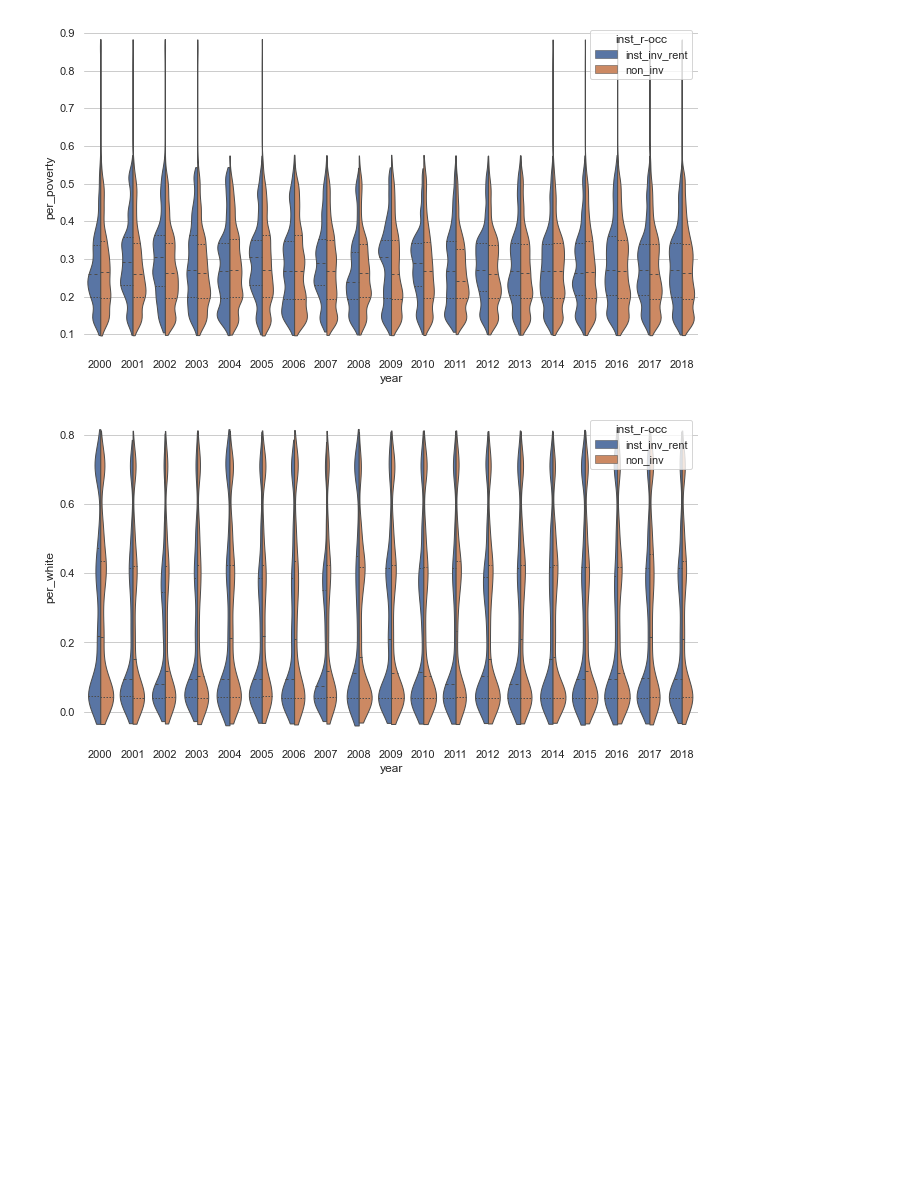
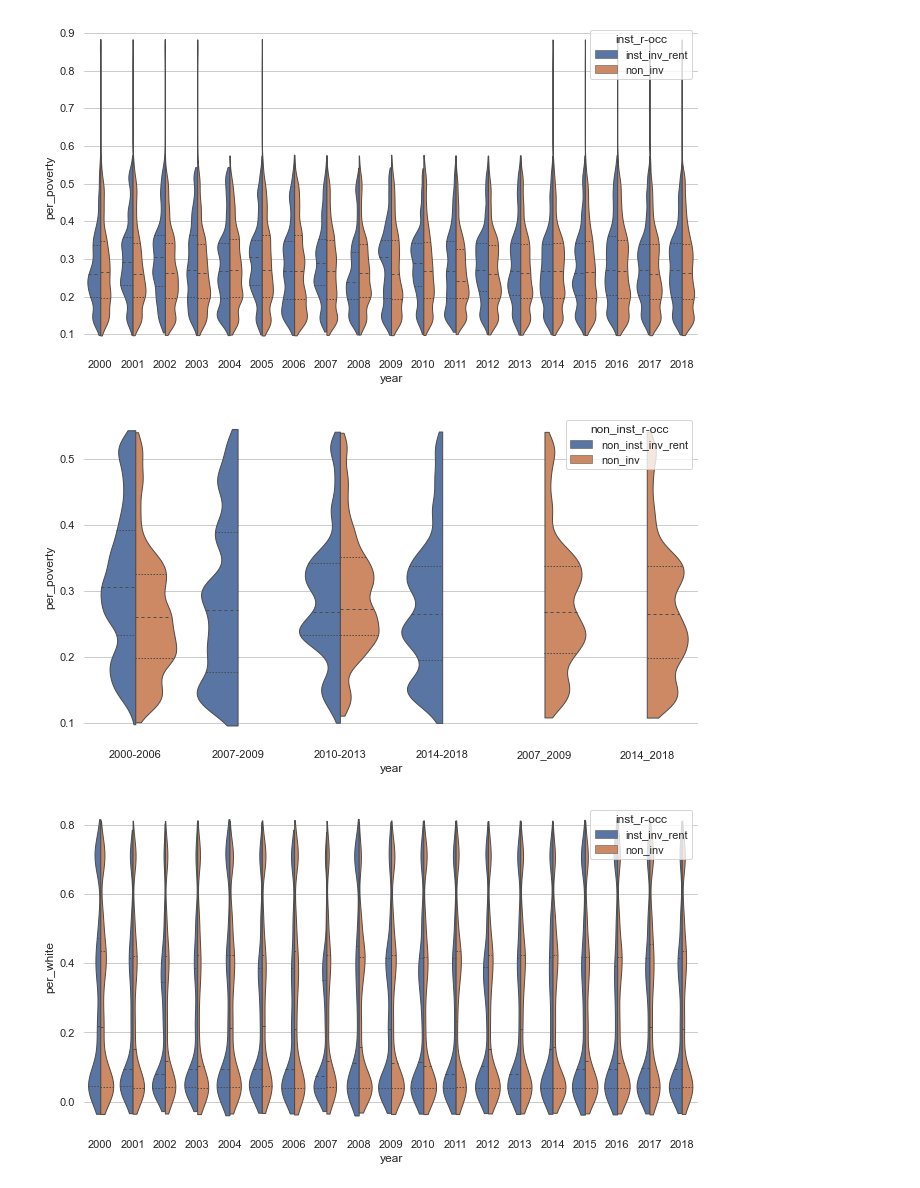
Before and after one commit to CenterForSpatialResearch/investors-NJ, a Jupyter notebook: 05_Cenus_Block_Summary.ipynb, the cells around one changed output. Saved outputs shown, nothing was run; the diff lists cells and outputs as text; code cells hidden in the pictures; blank space fills up the shorter version.

Commit message:
updating to years grouped

```diff
--- a/05_Cenus_Block_Summary.ipynb
+++ b/05_Cenus_Block_Summary.ipynb
@@ -641,5 +777,7 @@ morans_hh_census_sub['median_hh'] = morans_hh_census_sub['median_hh'].astype('in
 # %%
 morans_hh_census_sub = morans_hh_census_sub.set_index('GEOID')
+# %%
+morans_hh_census_sub_grouped_years=morans_hh_census_sub_grouped_years.set_index('GEOID')
 # %%
 inst_inv_rent_2000 = morans_hh_census_sub.loc[(morans_hh_census_sub['institutional_investor_rental2000']==1)].copy()
 inst_inv_rent_2001 = morans_hh_census_sub.loc[(morans_hh_census_sub['institutional_investor_rental2001']==1)].copy()
@@ -913,6 +1103,15 @@ non_inst_inv_flip_2017['non_inst_f-occ'] = 'non_inst_inv_flip'
 non_inst_inv_flip_2017['year'] = '2017'
 non_inst_inv_flip_2018['non_inst_f-occ'] = 'non_inst_inv_flip'
 non_inst_inv_flip_2018['year'] = '2018'
+# %%
+non_inst_inv_flip_00_06['non_inst_f-occ'] = 'non_inst_inv_flip'
+non_inst_inv_flip_00_06['year'] = '2000-2006'
+non_inst_inv_flip_07_09['non_inst_f-occ'] = 'non_inst_inv_flip'
+non_inst_inv_flip_07_09['year'] = '2007-2009'
+non_inst_inv_flip_10_13['non_inst_f-occ'] = 'non_inst_inv_flip'
+non_inst_inv_flip_10_13['year'] = '2010-2013'
+non_inst_inv_flip_14_18['non_inst_f-occ'] = 'non_inst_inv_flip'
+non_inst_inv_flip_14_18['year'] = '2014-2018'
 # %%
 non_inv_2000['inst_r-occ'] = 'non_inv'
 non_inv_2000['non_inst_r-occ'] = 'non_inv'
@@ -1051,6 +1271,18 @@ violin0018 = pd.concat([inst_inv_rent_2000,inst_inv_rent_2001,inst_inv_rent_2002
                                  'non_inv_2010','non_inv_2011','non_inv_2012','non_inv_2013','non_inv_2014',
                                  'non_inv_2015','non_inv_2016','non_inv_2017','non_inv_2018'],sort=True)
 violin0018['median_hh'] = violin0018['median_hh'].astype('int64')
+# %%
+violin0018_grouped_years = pd.concat([inst_inv_rent_00_06,inst_inv_rent_07_09,inst_inv_rent_10_13,inst_inv_rent_14_18,
+                           non_inst_inv_rent_00_06,non_inst_inv_rent_07_09,non_inst_inv_rent_10_13,non_inst_inv_rent_14_18,
+                           inst_inv_flip_00_06,inst_inv_flip_07_09,inst_inv_flip_10_13,inst_inv_flip_14_18,
+                           non_inst_inv_flip_00_06,non_inst_inv_flip_07_09,non_inst_inv_flip_10_13,non_inst_inv_flip_14_18,
+                           non_inv_00_06,non_inv_07_09,non_inv_10_13,non_inv_14_18],
+                                    keys=['inst_inv_rent_00_06','inst_inv_rent_07_09','inst_inv_rent_10_13','inst_inv_rent_14_18',
+                           'non_inst_inv_rent_00_06','non_inst_inv_rent_07_09','non_inst_inv_rent_10_13','non_inst_inv_rent_14_18',
+                           'inst_inv_flip_00_06','inst_inv_flip_07_09','inst_inv_flip_10_13','inst_inv_flip_14_18',
+                           'non_inst_inv_flip_00_06','non_inst_inv_flip_07_09','non_inst_inv_flip_10_13','non_inst_inv_flip_14_18',
+                           'non_inv_00_06','non_inv_07_09','non_inv_10_13','non_inv_14_18'],sort=True)
+violin0018_grouped_years['median_hh']=violin0018_grouped_years['median_hh'].astype('int64')
 # %%
 import seaborn as sns
 import matplotlib.pyplot as plt
@@ -1064,3 +1296,14 @@ sns.violinplot(data=morans_hh_census_sub[['per_white','per_black','per_renters',
 sns.despine(left=True, bottom=True)
 # %% [output]
 [figure]
+# %%
+import seaborn as sns
+import matplotlib.pyplot as plt
+sns.set(style="whitegrid")
+
+f, ax = plt.subplots(figsize=(11, 6))
+
+# # Draw a violinplot with a narrower bandwidth than the default
+sns.violinplot(data=morans_hh_census_sub_grouped_years[['per_white','per_black','per_renters', 'per_vacant']],split=True,palette="Set3",  bw=.2, cut=1,linewidth=1,inner="quart")
+# ax.set(ylim=(0, 1))
+sns.despine(left=True, bottom=True)
@@ -1090,6 +1335,19 @@ sns.violinplot(x='year',y='per_poverty',hue='inst_r-occ',data=violin0018,split=T
 sns.despine(left=True, bottom=True)
 # %% [output]
 [figure]
+# %%
+import seaborn as sns
+import matplotlib.pyplot as plt
+sns.set(style="whitegrid")
+
+f, ax = plt.subplots(figsize=(11, 6))
+
+# # Draw a violinplot with a narrower bandwidth than the default
+sns.violinplot(x='year',y='per_poverty',hue='non_inst_r-occ',data=violin0018_grouped_years,split=True,  bw=.2, cut=1,linewidth=1,inner="quart")
+# ax.set(ylim=(0, 1))
+sns.despine(left=True, bottom=True)
+# %% [output]
+[figure, added]
 # %%
 import seaborn as sns
 import matplotlib.pyplot as plt
```
Also changed, not shown: parts of 27 cells of this notebook, 2 other files.
